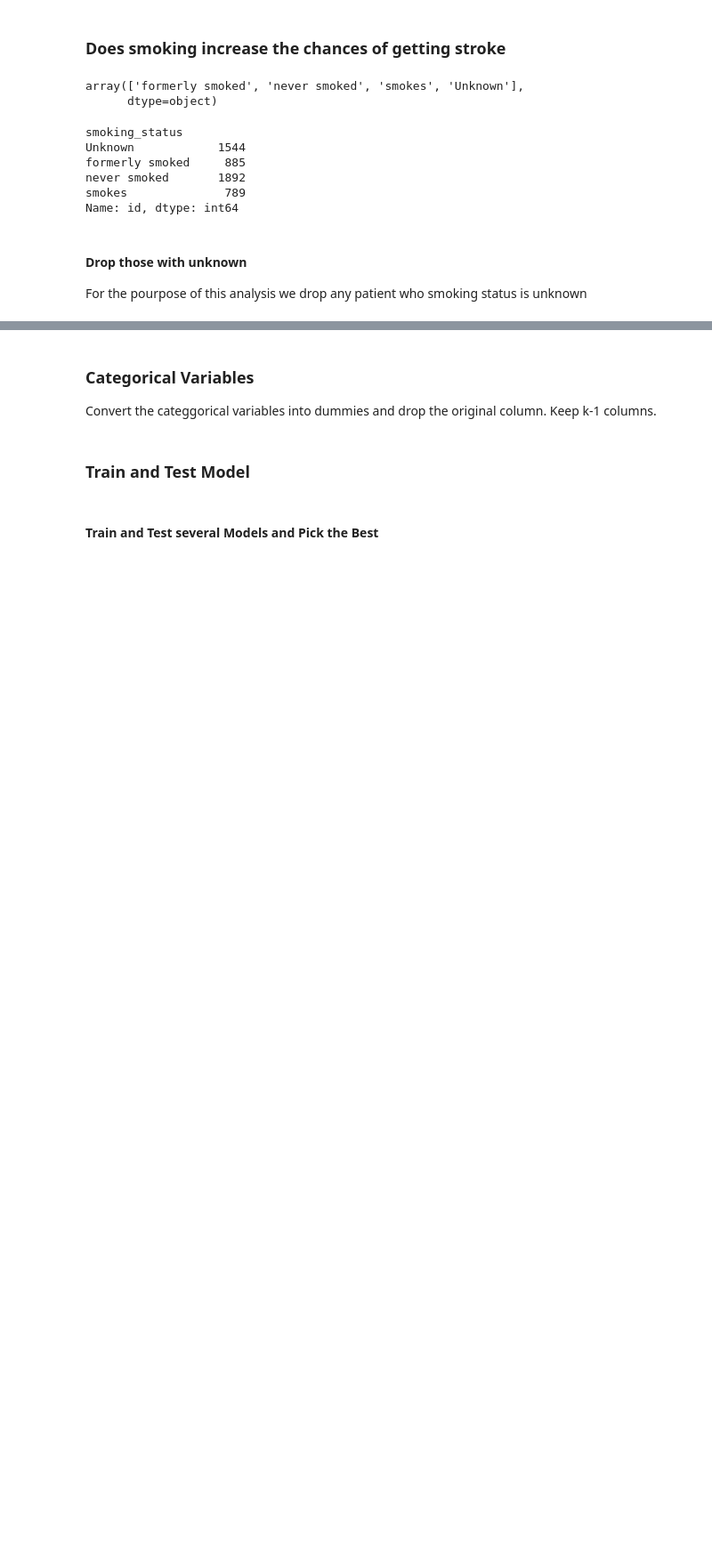
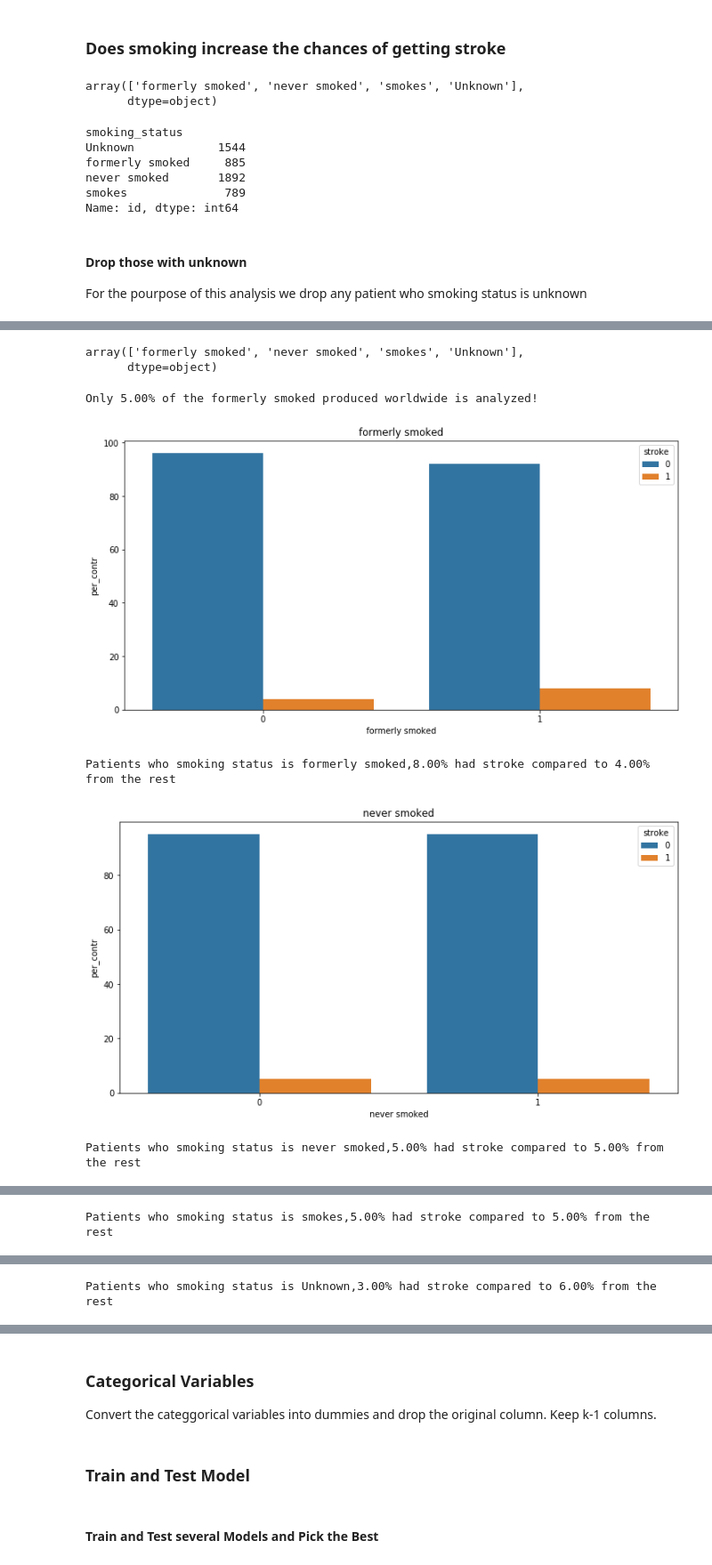
Before and after one commit to dgitahi/Stroke_Patient-Analysis, a Jupyter notebook: Stroke_Analysis.ipynb, the cells around one changed output, grey strips where cells are left out. Shown: that part at 89% size. Saved outputs shown, nothing was run; the diff lists cells and outputs as text; code cells hidden in the pictures; blank space fills up the shorter version.

```diff
--- a/Stroke_Analysis.ipynb
+++ b/Stroke_Analysis.ipynb
@@ -283,0 +227,61 @@ plt.show()
+# %%
+df.smoking_status.unique()
+# %% [output]
+array(['formerly smoked', 'never smoked', 'smokes', 'Unknown'],
+      dtype=object)
+# %%
+stroke_per = 5
+# %%
+print("Only {0:.2f}% of the {1} produced worldwide is {2}!".format(stroke_per, status, "analyzed"))
+# %% [output]
+Only 5.00% of the formerly smoked produced worldwide is analyzed!
+# %%
+#Comparing patients smoking status aand the percentage of the patient who have stroke
+smoking_status =df.smoking_status.unique()
+
+
+
+
+def smoking_effect(status):
+    df_ = df[df['smoking_status']==status]
+    summ = df_.groupby(by = 'stroke')['id'].count()
+    stroke_per= round(summ[1]/len(df_)*100) # patients who have stroke and have the spesified status
+    no_stroke_per = 100-stroke_per# patients who do not have stroke and have the spesified status
+
+
+
+    df_ = df[~(df['smoking_status']==status)]
+    #df_ = df[(df['smoking_status']=="never smoked")]
+    summ = df_.groupby(by = 'stroke')['id'].count()
+    _stroke_per = round(summ[1]/len(df_)*100) # patients who have stroke and dont have the specified status
+    _no_stroke_per = 100-_stroke_per# patients who do not have stroke and dont have the specified status
+
+    df_smoke = pd.DataFrame({'stroke':[1,1,0,0],status:[1,0,1,0],'per_contr':
+                             [stroke_per,_stroke_per,no_stroke_per,_no_stroke_per]})
+
+
+
+
+    #print(stroke_per)
+
+    plt.figure(figsize=(12,6))
+    plt.title(status)
+    sns.barplot(x=status,y='per_contr',hue ='stroke',data=df_smoke)
+
+    plt.show()
+
+    print("Patients who smoking status is {1},{0:.2f}% had stroke compared to {2:.2f}% from the rest".format(stroke_per,status,_stroke_per))
+    #print("Patients who did not  {1},{0:.2f}% had stroke".format(_stroke_per,status))
+
+    #print(stroke_per)
+for status in smoking_status:
+    smoking_effect(status)
+#print("Only {0:.2f}% of the {1} produced worldwide is {2}!".format(0.5155675, "data", "analyzed"))
+
+
+#Patients who smoking status is formerly smoked,8.00% had stroke compared to 4% from the rest of the patients
+# %% [output]
+[figure, added]
+Patients who smoking status is formerly smoked,8.00% had stroke compared to 4.00% from the rest
+[figure, added]
+Patients who smoking status is never smoked,5.00% had stroke compared to 5.00% from the rest
@@ -283,0 +289 @@ plt.show()
+Patients who smoking status is smokes,5.00% had stroke compared to 5.00% from the rest
@@ -283,0 +291 @@ plt.show()
+Patients who smoking status is Unknown,3.00% had stroke compared to 6.00% from the rest
```
Also changed, not shown: parts of 14 cells of this notebook.
